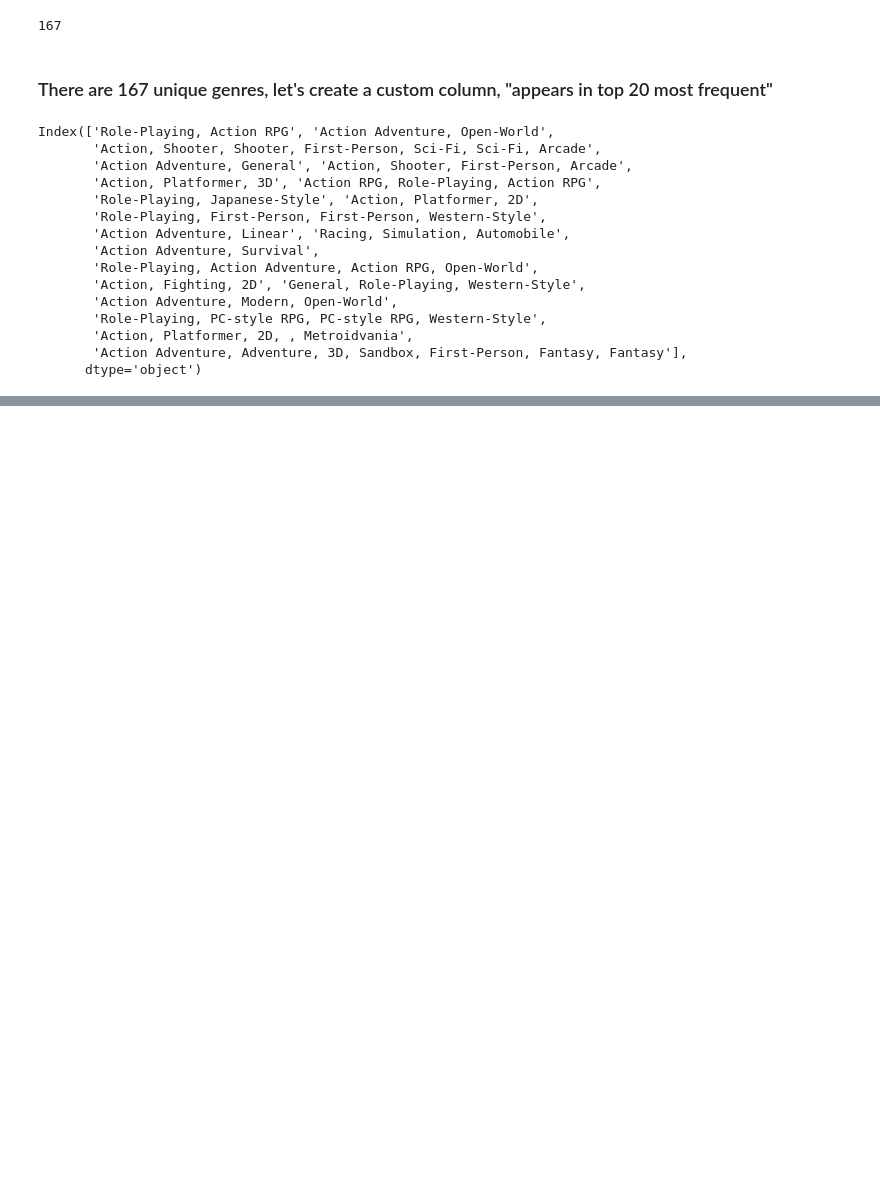
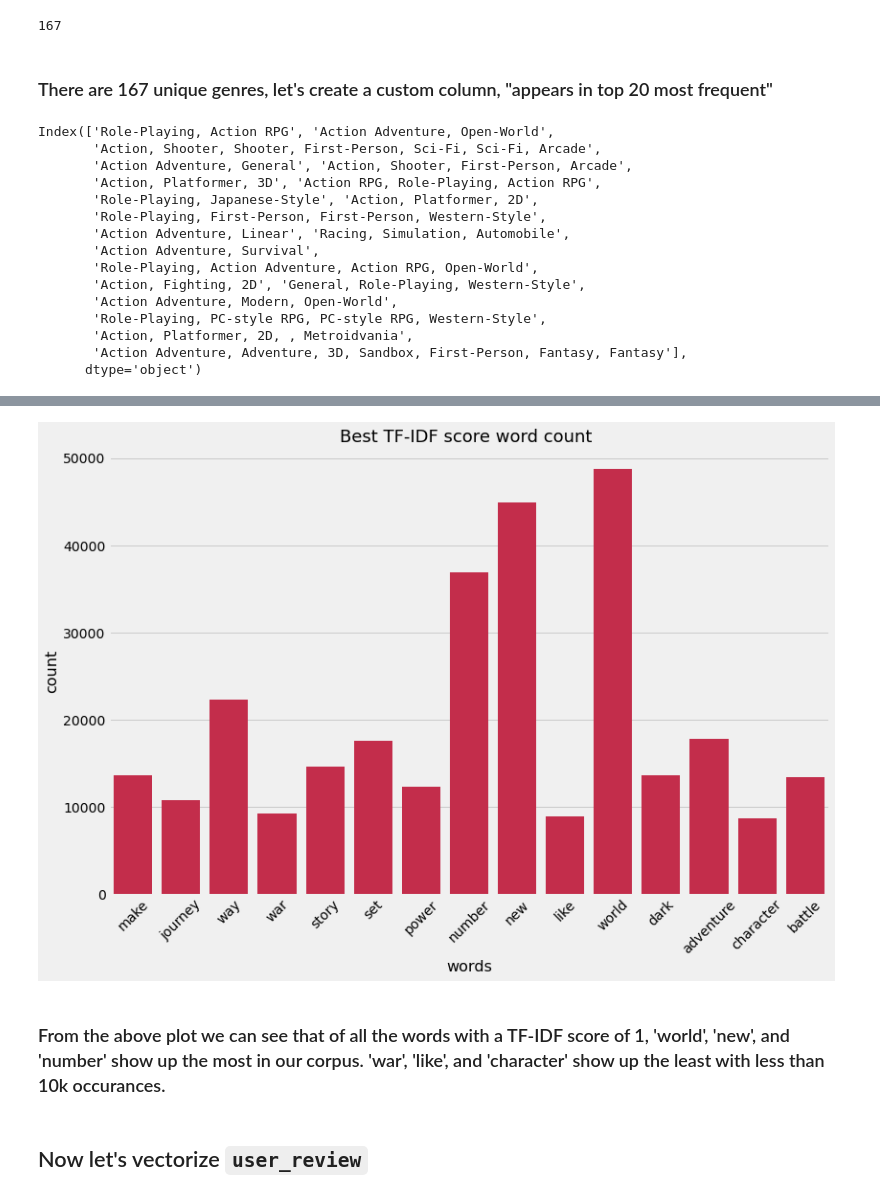
Before and after one commit to Ftrejo23/Capstone_Project_WIP, a Jupyter notebook: code/04_Preprocessing_&_Modeling.ipynb, the cells around one changed output, grey strips where cells are left out. Cells and saved outputs as stored; diff of their text form; code cells hidden in the pictures; blank space fills up the shorter version.

```diff
--- a/code/04_Preprocessing_&_Modeling.ipynb
+++ b/code/04_Preprocessing_&_Modeling.ipynb
@@ -198,0 +214,13 @@ final_reviews_df.drop(columns=['genre(s)'], inplace=True)
+# %%
+# add 'game(s)' to stop words
+my_stop_words = text.ENGLISH_STOP_WORDS.union(['game', 'games'])
+
+tvec = TfidfVectorizer(stop_words=my_stop_words,
+                       strip_accents='ascii',
+                       lowercase=True,
+                       max_features=50,
+                       norm='l2',
+                       max_df=0.8,
+                       smooth_idf=True)
+
+tvec.fit(final_reviews_df['summary'])
@@ -198,0 +240,6 @@ final_reviews_df.drop(columns=['genre(s)'], inplace=True)
+# %%
+df_summary_tvec = pd.DataFrame(tvec.transform(final_reviews_df['summary']).todense(),
+                               columns=tvec.get_feature_names())
+# %%
+top_15_tfidf_words = df_summary_tvec.max().sort_values(ascending=False)[:15].index
+top_15_tfidf_words
@@ -198,0 +252,4 @@ final_reviews_df.drop(columns=['genre(s)'], inplace=True)
+# %%
+top_15_tfidf_words_counts = \
+[df_summary_tvec[df_summary_tvec[word] > 0].shape[0] for word in top_15_tfidf_words]
+top_15_tfidf_words_counts
@@ -198,0 +272,14 @@ final_reviews_df.drop(columns=['genre(s)'], inplace=True)
+# %%
+plt.figure(figsize=(12,8))
+sns.barplot(x=top_15_tfidf_words, y=top_15_tfidf_words_counts, color='crimson')
+plt.title('Best TF-IDF score word count ', fontsize=18)
+
+plt.ylabel('count', fontsize=16)
+plt.xlabel('words', fontsize=16)
+plt.xticks(rotation=45, fontsize=14);
+# %% [output]
+[figure, added]
+# %% [markdown]
+### From the above plot we can see that of all the words with a TF-IDF score of 1, 'world', 'new', and 'number' show up the most in our corpus. 'war', 'like', and 'character' show up the least with less than 10k occurances.
+# %% [markdown]
+## Now let's vectorize `user_review`
```
Also changed, not shown: parts of 17 cells of this notebook.
